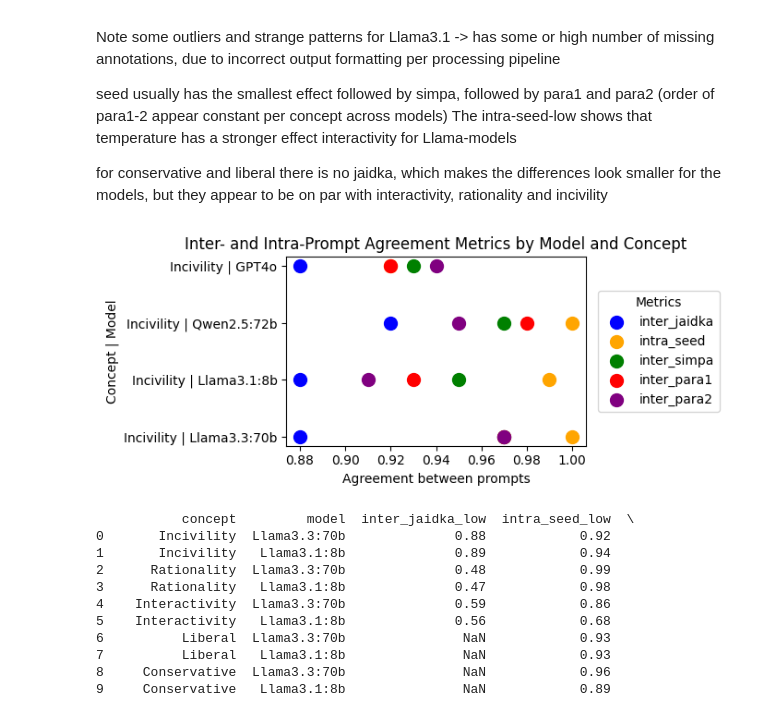
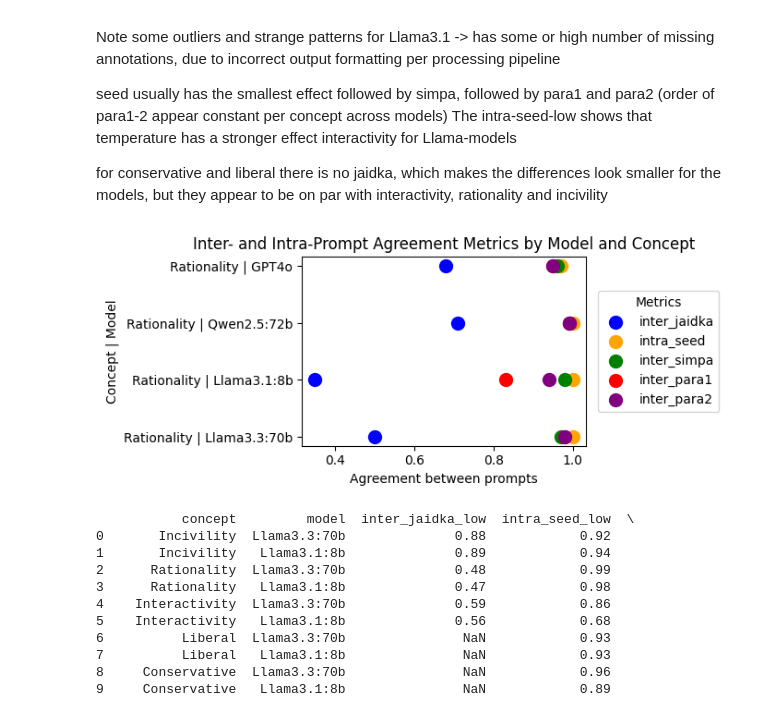
Before and after one commit to cl-trier/TWON-Exploration, a Jupyter notebook: 52--GLLM-annotation-bias-analysis.ipynb, the cells around one changed output. Drawn from its saved outputs; the diff is of its cells as text; code cells hidden in the pictures.

```diff
--- a/52--GLLM-annotation-bias-analysis.ipynb
+++ b/52--GLLM-annotation-bias-analysis.ipynb
@@ -966,8 +1055,8 @@ The intra-seed-low shows that temperature has a stronger effect interactivity fo
 
 for conservative and liberal there is no jaidka, which makes the differences look smaller for the models, but they appear to be on par with interactivity, rationality and incivility
 # %%
-#subset plot for incivility only:
-incivility_zero_agreement_df = zero_agreement_df[zero_agreement_df['concept'] == 'Incivility']
+#subset plot for rationality only:
+incivility_zero_agreement_df = zero_agreement_df[zero_agreement_df['concept'] == 'Rationality']
 
 #make sure plot is equally spaced, so that the y-axis is not too crowded
 
@@ -982,34 +1071,34 @@ colors = {
     'inter_simpa': 'green',
     'inter_para1': 'red',
     'inter_para2': 'purple'
 }
 
 # Prepare y-tick labels: each row gets a unique label
 y_labels = [f"{row['concept']} | {row['model']}" for _, row in incivility_zero_agreement_df.iterrows()]
 y_pos = range(len(incivility_zero_agreement_df))
 
 # Plot each row: accuracy values on x-axis, each row on y-axis
 for i, (_, row) in enumerate(incivility_zero_agreement_df.iterrows()):
     for metric, color in colors.items():
         if pd.notna(row[metric]):
             ax.scatter(row[metric], i, color=color, s=100, label=metric if i == 0 else "")
 
 # Set y-ticks and labels
 ax.set_yticks(y_pos)
 ax.set_yticklabels(y_labels)
 ax.set_xlabel('Agreement between prompts')
 ax.set_ylabel('Concept | Model')
 ax.set_title('Inter- and Intra-Prompt Agreement Metrics by Model and Concept')
 
 # Set legend (unique labels only)
 handles, labels_ = ax.get_legend_handles_labels()
 unique = dict(zip(labels_, handles))
 ax.legend(unique.values(), unique.keys(), title='Metrics', loc='center left', bbox_to_anchor=(1.02, 0.5))
 
 plt.tight_layout()
 plt.show()
 # %% [output]
-[figure, old version]
+[figure, new version]
 # %%
 #compare the effect of temperature on the inter- and intra-prompt agreement metrics
 concepts = ['Incivility', 'Rationality', 'Interactivity', 'Liberal', 'Conservative', 'Political Post']
```
Also changed, not shown: parts of 5 cells of this notebook, 4 other files.
